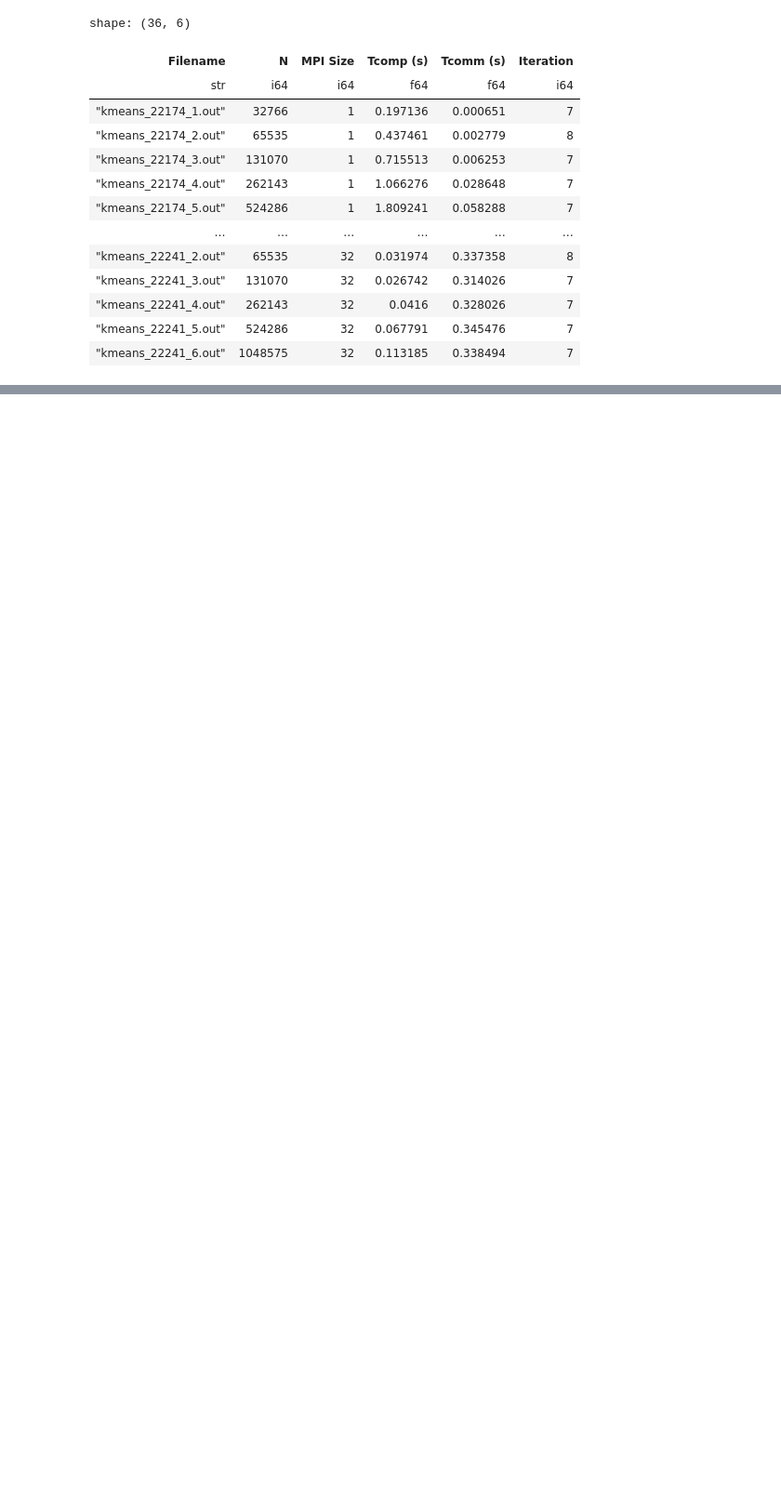
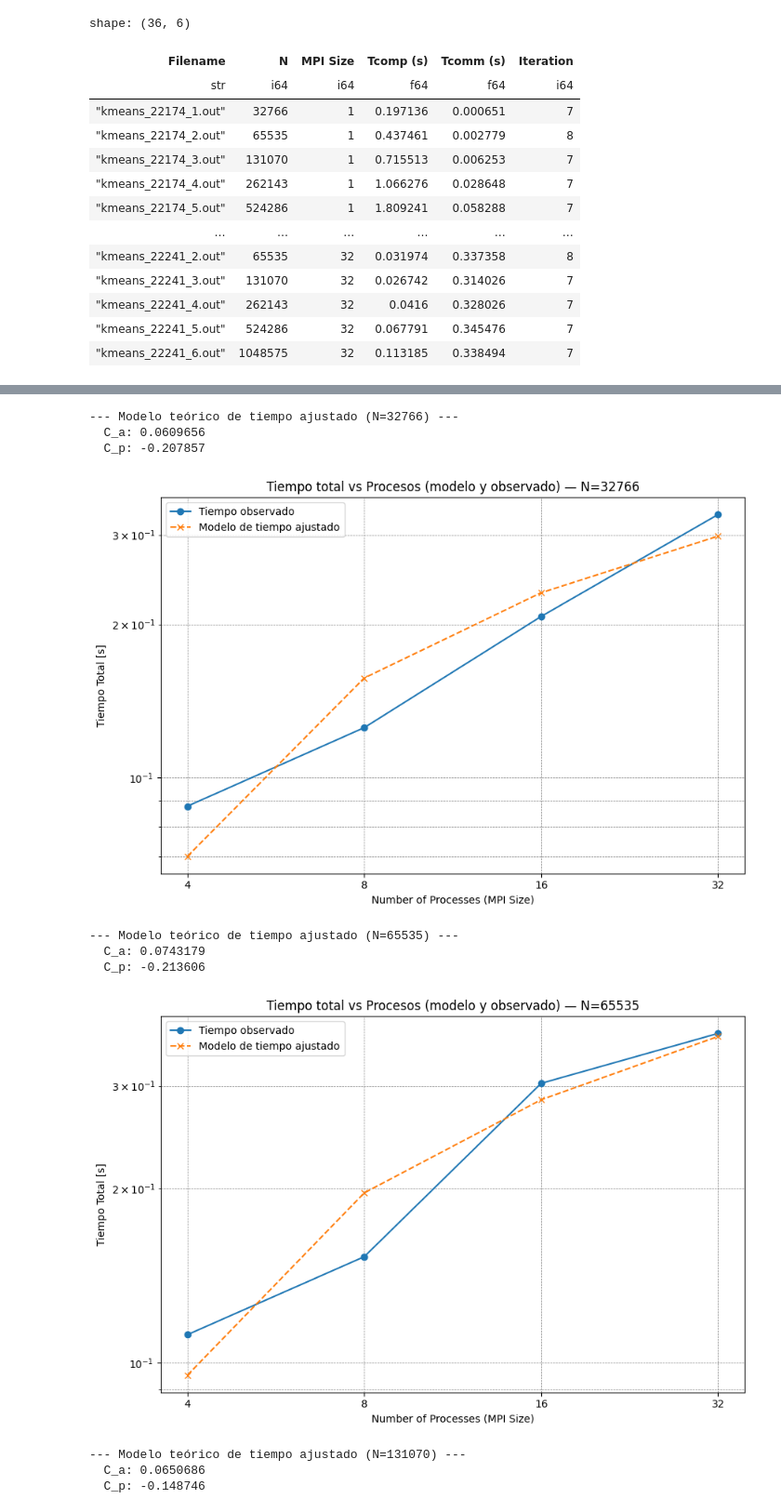
Before and after one commit to s110/Maestria, a Jupyter notebook: 4_hpc/codigo/11_ec02_kmeans/ec02_dev.ipynb, the cells around one changed output, grey strips where cells are left out. Shown at 93% size. Cells and saved outputs as stored; diff of their text form; code cells hidden in the pictures; blank space fills up the shorter version.

```diff
--- a/4_hpc/codigo/11_ec02_kmeans/ec02_dev.ipynb
+++ b/4_hpc/codigo/11_ec02_kmeans/ec02_dev.ipynb
@@ -221,0 +240,77 @@ else:
+# %%
+import numpy as np
+import matplotlib.pyplot as plt
+from scipy.optimize import curve_fit
+
+
+def theoretical_time_model(p, C_a, C_p):
+    p = np.asarray(p, dtype=float)
+    return (C_p / p) + (C_a * np.log2(p + 1e-9))
+
+
+def plot_time_model_for_N(df_results: pl.DataFrame, N_size: int):
+    if df_results is None:
+        print("Sin resultados.")
+        return
+
+    df_filtered = (
+        df_results
+        .filter((pl.col("N") == N_size) & (pl.col("MPI Size") > 2))
+        .select(["MPI Size", "Tiempo Total"])  # columnas necesarias
+        .drop_nulls()
+        .sort("MPI Size")
+    )
+
+    if df_filtered.is_empty():
+        print(f"No se encontraron datos para N = {N_size}.")
+        return
+
+    P = df_filtered.get_column("MPI Size").to_numpy()
+    T_obs = df_filtered.get_column("Tiempo Total").to_numpy()
+
+    # Graficar observaciones
+    plt.figure(figsize=(9, 6))
+    plt.plot(P, T_obs, 'o-', label='Tiempo observado', color='tab:blue')
+
+    # Ajuste del modelo
+    try:
+        p_opt, _ = curve_fit(theoretical_time_model, P, T_obs, p0=[1.0, 1.0], maxfev=5000)
+        C_a_fit, C_p_fit = p_opt
+        T_fit = theoretical_time_model(P, C_a_fit, C_p_fit)
+
+        print(f"--- Modelo teórico de tiempo ajustado (N={N_size}) ---")
+        print(f"  C_a: {C_a_fit:.6g}")
+        print(f"  C_p: {C_p_fit:.6g}")
+
+        plt.plot(P, T_fit, 'x--', label='Modelo de tiempo ajustado', color='tab:orange')
+    except RuntimeError:
+        print("El ajuste del modelo de tiempo falló; se muestran solo los datos observados.")
+
+    # Estética
+    plt.xscale('log', base=2)
+    plt.yscale('log')
+    unique_p = df_filtered.get_column("MPI Size").unique().sort().to_list()
+    plt.xticks(unique_p, unique_p)
+    plt.xlabel("Number of Processes (MPI Size)")
+    plt.ylabel("Tiempo Total [s]")
+    plt.title(f"Tiempo total vs Procesos (modelo y observado) — N={N_size}")
+    plt.grid(True, which='both', ls='--', lw=0.5, color='gray')
+    plt.legend()
+    plt.tight_layout()
+    plt.show()
+
+# Ejemplo: ejecutar para todos los N disponibles
+for n in df_full_measures['N'].unique().to_list():
+    plot_time_model_for_N(df_full_measures, N_size=n)
+# %% [output]
+--- Modelo teórico de tiempo ajustado (N=32766) ---
+  C_a: 0.0609656
+  C_p: -0.207857
+[figure, added]
+--- Modelo teórico de tiempo ajustado (N=65535) ---
+  C_a: 0.0743179
+  C_p: -0.213606
+[figure, added]
+--- Modelo teórico de tiempo ajustado (N=131070) ---
+  C_a: 0.0650686
+  C_p: -0.148746
```
Also changed, not shown: parts of 3 cells of this notebook, 1 other file.
